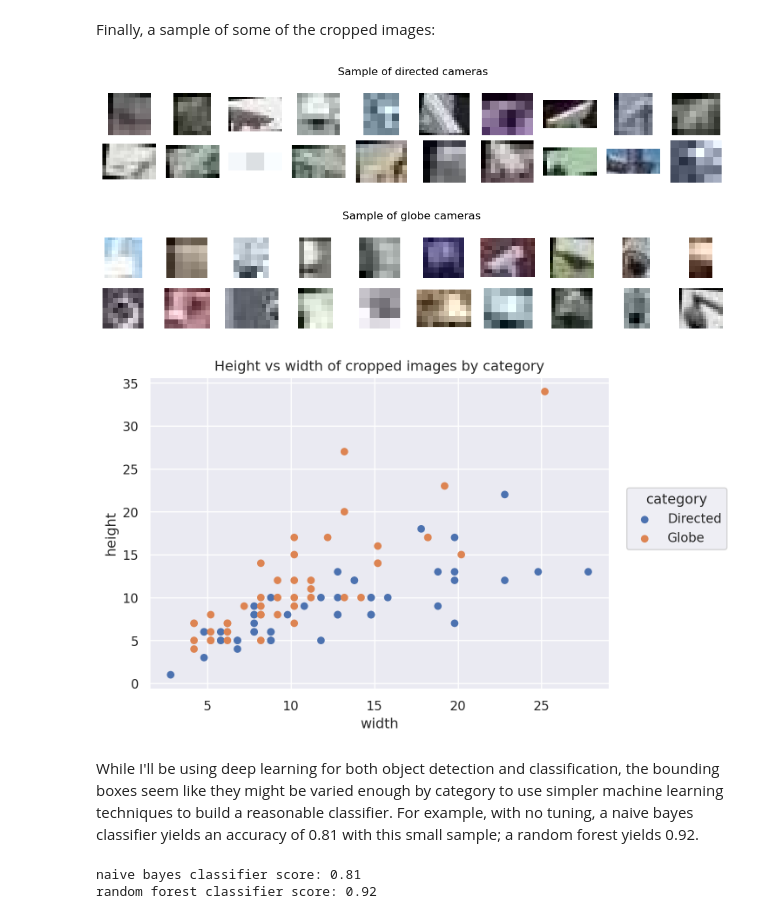
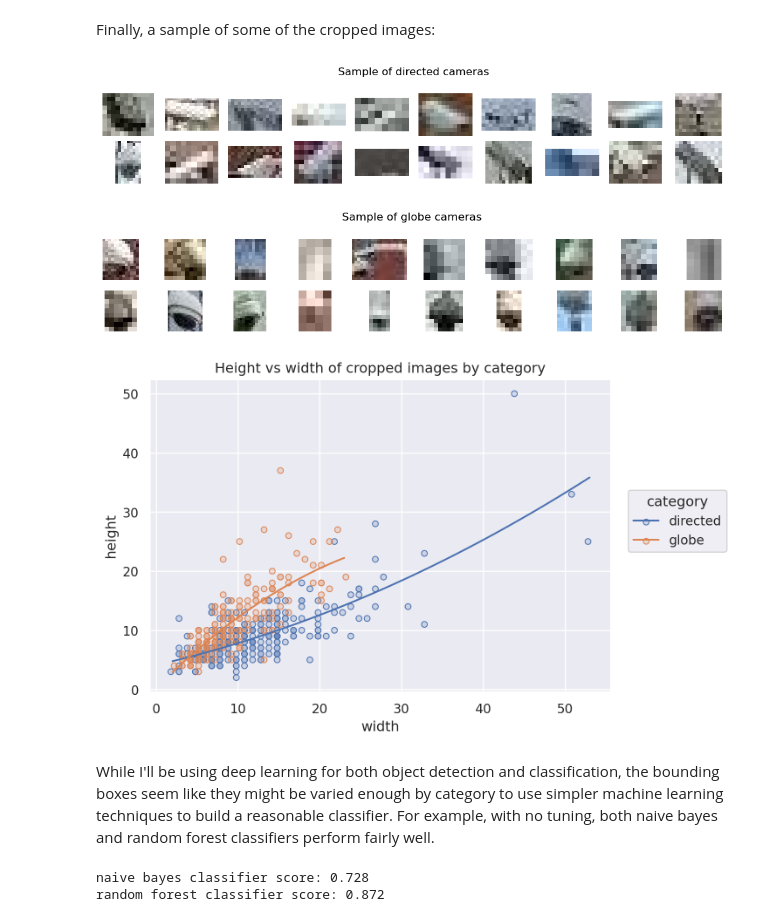
Before and after one commit to DATA-606-2023-FALL-MONDAY/seaberry_camille, a Jupyter notebook: src/eda_v2.ipynb, the cells around one changed output. Cells and saved outputs as stored; diff of their text form; code cells hidden in the pictures.

```diff
--- a/src/eda_v2.ipynb
+++ b/src/eda_v2.ipynb
@@ -259,7 +263,7 @@ n_img_full = {}
 n_class_crop = {}
 for split in ['train', 'test', 'valid']:
     # full images are annotated in coco file
-    full_path = ROOT_DIR / 'data/cams_full' / split / '_annotations.coco.json'
+    full_path = ROOT_DIR / 'data/cams_full_coco' / split / '_annotations.coco.json'
     with open(full_path) as f:
         meta_full[split] = json.load(f)
 
@@ -437,43 +434,44 @@ Finally, a sample of some of the cropped images:
 # %%
 def sample_crop(n = 50, split = 'train'):
     crop_dir = ROOT_DIR / 'data/cams_crop' / split
     dirs = crop_dir.glob('*')
     samp_by_class = {}
     for cls in dirs:
         img_paths = list(cls.glob('*.jpg'))
         samp = np.random.choice(img_paths, size = n, replace = False)
         samp_paths = [str(img) for img in samp]
         samp_by_class[str(cls.stem)] = pd.DataFrame(samp_paths, columns = ['path'])
     samp_df = pd.concat(samp_by_class, axis = 0, names = ['category']).reset_index(level = 0)
     samp_df['cv'] = samp_df['path'].apply(lambda x: cv2.imread(x))
     return samp_df
 
 np.random.seed(0)
-crop_samp = sample_crop(n = 50)
+crop_samp = sample_crop(n = 250)
 crop_samp['height'] = crop_samp['cv'].apply(lambda x: x.shape[0])
 crop_samp['width'] = crop_samp['cv'].apply(lambda x: x.shape[1])
 crop_samp['area'] = (crop_samp['height'] * crop_samp['width']).astype('float')
 crop_samp['aspect'] = crop_samp['width'] / crop_samp['height']
 
 # img_grid(crop_samp.iloc[0:20, :]['cv'])
-img_grid(crop_samp.loc[crop_samp['category'] == 'Directed', 'cv'][0:20],
+img_grid(crop_samp.loc[crop_samp['category'] == 'directed', 'cv'][0:20],
          nrow = 2, figsize = (10, 2), title = 'Sample of directed cameras')
 
-img_grid(crop_samp.loc[crop_samp['category'] == 'Globe', 'cv'][0:20],
+img_grid(crop_samp.loc[crop_samp['category'] == 'globe', 'cv'][0:20],
          nrow = 2, figsize = (10, 2), title = 'Sample of globe cameras')
 # %% [output]
-[figure, old version]
+[figure, new version]
-[figure, old version]
+[figure, new version]
 # %%
 (
     so.Plot(crop_samp, x = 'width', y = 'height', color = 'category')
-        .add(so.Dot(), so.Dodge())
+        .add(so.Dots(pointsize = 5), so.Dodge())
+        .add(so.Line(), so.PolyFit())
         .label(title = 'Height vs width of cropped images by category')
 )
 # %% [output]
-[figure, old version]
+[figure, new version]
 # %% [markdown]
-While I'll be using deep learning for both object detection and classification, the bounding boxes seem like they might be varied enough by category to use simpler machine learning techniques to build a reasonable classifier. For example, with no tuning, a naive bayes classifier yields an accuracy of 0.81 with this small sample; a random forest yields 0.92.
+While I'll be using deep learning for both object detection and classification, the bounding boxes seem like they might be varied enough by category to use simpler machine learning techniques to build a reasonable classifier. For example, with no tuning, both naive bayes and random forest classifiers perform fairly well.
 # %%
 from sklearn.naive_bayes import GaussianNB
 from sklearn.ensemble import RandomForestClassifier
@@ -488,5 +486,5 @@ rf.fit(X, y)
 print(f'naive bayes classifier score: {nb.score(X, y)}')
 print(f'random forest classifier score: {rf.score(X, y)}')
 # %% [output]
-naive bayes classifier score: 0.81
-random forest classifier score: 0.92
+naive bayes classifier score: 0.728
+random forest classifier score: 0.872
```
Also changed, not shown: parts of 25 cells of this notebook, 3 other files.
